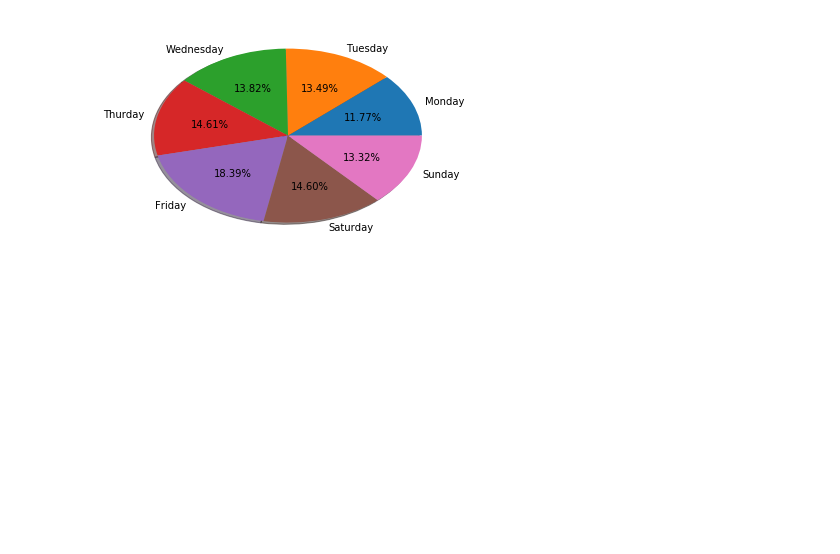
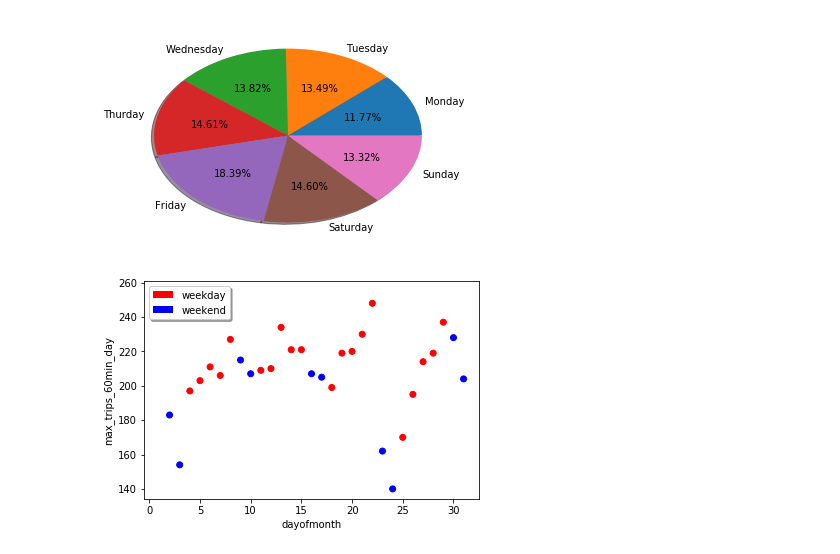
Before and after one commit to isubasinghe/COMP20008-ass1, a Jupyter notebook: notebook-for-answers.ipynb, the cells around one changed output. Cells and saved outputs as stored; diff of their text form; code cells hidden in the pictures; blank space fills up the shorter version.

```diff
--- a/notebook-for-answers.ipynb
+++ b/notebook-for-answers.ipynb
@@ -191,0 +188,37 @@ def maxtrip(df):
+# %%
+# Answer to question 10
+
+def maxtrips(s):
+    max_trips = 0
+    for time in s:
+        trips = s.between(time, time+1.0).sum()
+        if trips > max_trips:
+            max_trips = trips
+    return max_trips
+# Get the relevant columns and store them in a dataframe.
+time_df = jan[['pickup_datetime','dropoff_datetime', 'pickup_fp', 'dayofweek', 'dayofmonth']]
+# Only obtain the items that started and finished on the same day.
+time_df= time_df[time_df.apply(lambda row: row['pickup_datetime'].date()==row['dropoff_datetime'].date(), axis=1)]
+# The mean is useless, only used to remove duplicates.
+cmap = time_df.groupby('dayofmonth').mean().reset_index()
+# get a colour vector.
+cmap = cmap['dayofweek'].apply(lambda x: 'r' if x < 5 else 'b')
+x = [i for i in range(1, 32)]
+y = []
+for i in range(1, 32):
+    # We use pickup_fp since it is much faster
+    # than dealing with the datetime module.
+    y.append(maxtrips(time_df[time_df['dayofmonth']==i]['pickup_fp']))
+plt.scatter(x, y, c=cmap)
+recs = []
+cmap = ['r', 'b']
+legends = ['weekday', 'weekend']
+# draw the legend.
+for i in range(0,len(cmap)):
+    recs.append(mpatches.Rectangle((0,0),1,1,fc=cmap[i]))
+plt.legend(recs,legends,loc='upper left', shadow=True, fancybox=True)
+plt.xlabel('dayofmonth')
+plt.ylabel('max_trips_60min_day')
+plt.show()
+# %% [output]
+[figure, added]
```
Also changed, not shown: parts of 4 cells of this notebook.
